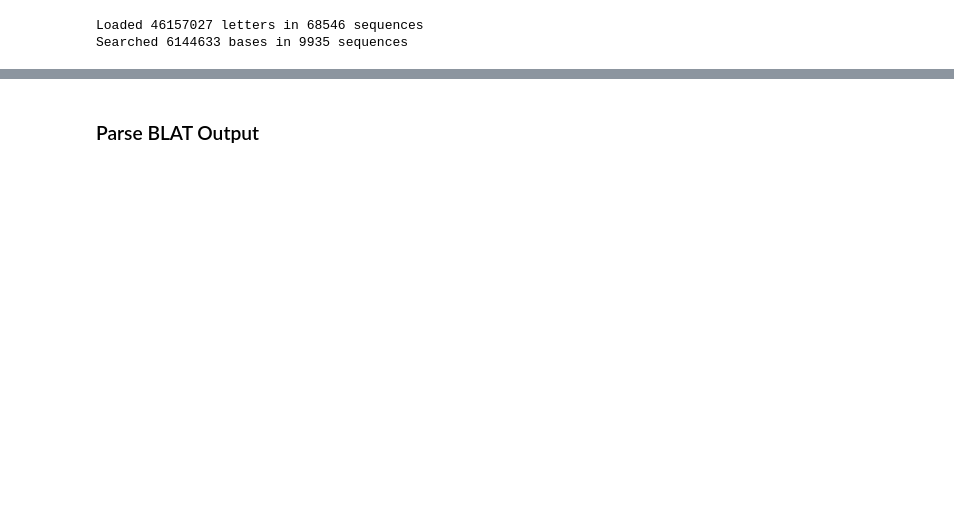
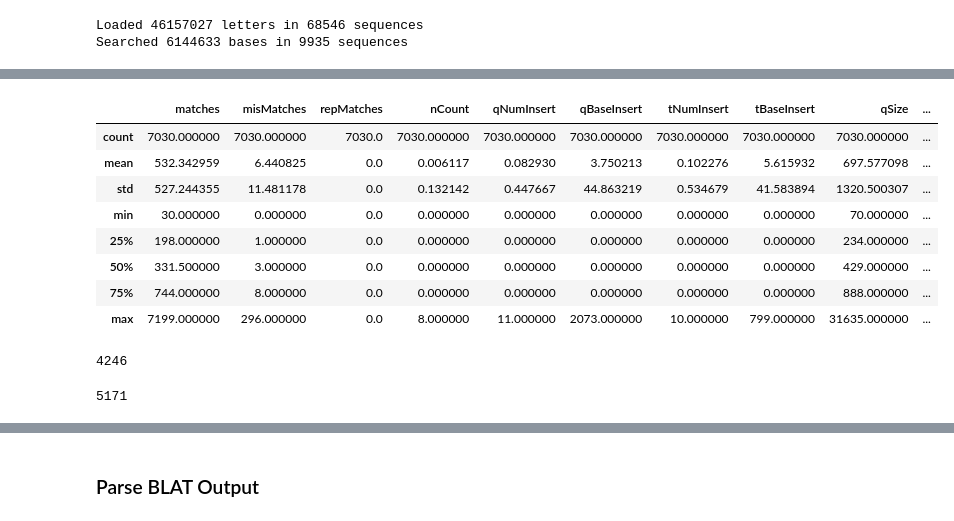
Before and after one commit to georgiadoing/seqADAGE, a Jupyter notebook: Py/muk_transfer_learning/genomic_mapping/Mukundan_sA_ec_pg_mapping.ipynb, the cells around one changed output, grey strips where cells are left out. Drawn from its saved outputs; the diff is of its cells as text; code cells hidden in the pictures; blank space fills up the shorter version.

```diff
--- a/Py/muk_transfer_learning/genomic_mapping/Mukundan_sA_ec_pg_mapping.ipynb
+++ b/Py/muk_transfer_learning/genomic_mapping/Mukundan_sA_ec_pg_mapping.ipynb
@@ -248,6 +357,6 @@ where:
 # %%
 # File to store k-mer best hits
-kmer_hits_file = '/content/drive/My Drive/Comp-Bio-Projs-S26/data/muk-in-use/kmer_hits.psl'
+kmer_hits_file = '/content/drive/My Drive/Comp-Bio-Projs-S26/data/muk-in-use/k-mer-mapping/ec_sa_all_kmer_hits.psl'
 # %%
 !blat \
   "{ec_fasta}" \
@@ -281,0 +398,22 @@ match   mis-    rep.    N's     Q gap   Q gap   T gap   T gap   strand  Q
+# %%
+blat_hits.describe()
+# %% [output]
+|  | matches | misMatches | repMatches | nCount | qNumInsert | qBaseInsert | tNumInsert | tBaseInsert | qSize | ... |
+| count | 7030.000000 | 7030.000000 | 7030.0 | 7030.000000 | 7030.000000 | 7030.000000 | 7030.000000 | 7030.000000 | 7030.000000 | ... |
+| mean | 532.342959 | 6.440825 | 0.0 | 0.006117 | 0.082930 | 3.750213 | 0.102276 | 5.615932 | 697.577098 | ... |
+| std | 527.244355 | 11.481178 | 0.0 | 0.132142 | 0.447667 | 44.863219 | 0.534679 | 41.583894 | 1320.500307 | ... |
+| min | 30.000000 | 0.000000 | 0.0 | 0.000000 | 0.000000 | 0.000000 | 0.000000 | 0.000000 | 70.000000 | ... |
+| 25% | 198.000000 | 1.000000 | 0.0 | 0.000000 | 0.000000 | 0.000000 | 0.000000 | 0.000000 | 234.000000 | ... |
+| 50% | 331.500000 | 3.000000 | 0.0 | 0.000000 | 0.000000 | 0.000000 | 0.000000 | 0.000000 | 429.000000 | ... |
+| 75% | 744.000000 | 8.000000 | 0.0 | 0.000000 | 0.000000 | 0.000000 | 0.000000 | 0.000000 | 888.000000 | ... |
+| max | 7199.000000 | 296.000000 | 0.0 | 8.000000 | 11.000000 | 2073.000000 | 10.000000 | 799.000000 | 31635.000000 | ... |
+# %%
+# Number of unique SA genes represented
+blat_hits['qName'].nunique()
+# %% [output]
+4246
+# %%
+# Number of unique EC genes represented
+blat_hits['tName'].nunique()
+# %% [output]
+5171
```
Also changed, not shown: parts of 32 cells of this notebook.
